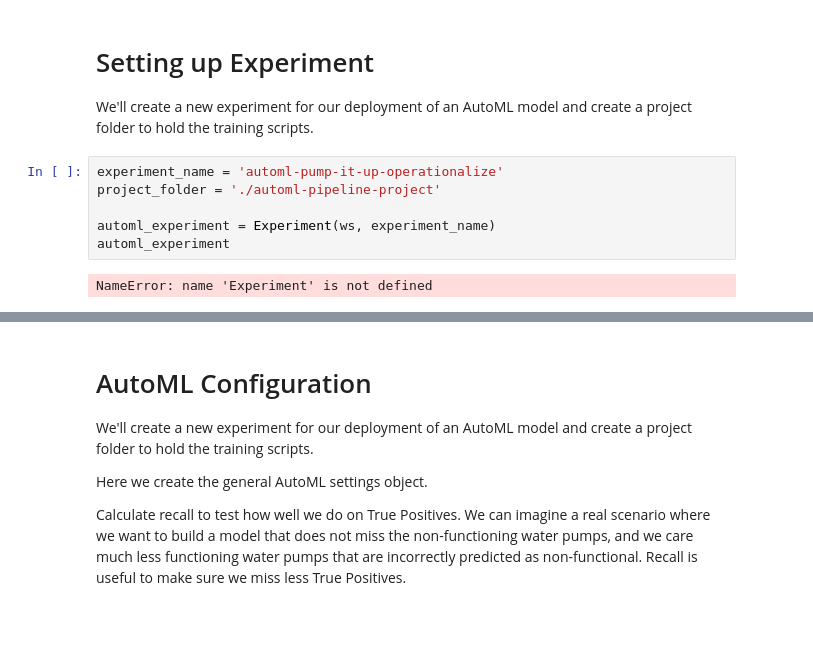
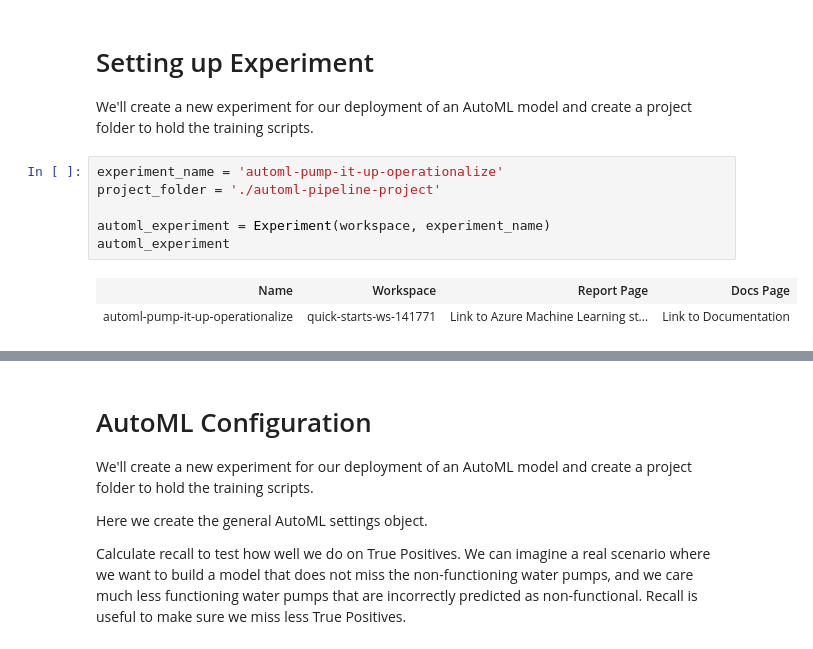
Before and after one commit to JayThibs/hyperdrive-vs-automl-plus-deployment, a Jupyter notebook: automl.ipynb, the cells around one changed output, grey strips where cells are left out. Cells and saved outputs as stored; diff of their text form; blank space fills up the shorter version.

```diff
--- a/automl.ipynb
+++ b/automl.ipynb
@@ -252,8 +265,9 @@ We'll create a new experiment for our deployment of an AutoML model and create a
 # %%
 experiment_name = 'automl-pump-it-up-operationalize'
 project_folder = './automl-pipeline-project'
 
-automl_experiment = Experiment(ws, experiment_name)
+automl_experiment = Experiment(workspace, experiment_name)
 automl_experiment
 # %% [output]
-NameError: name 'Experiment' is not defined
+| Name | Workspace | Report Page | Docs Page |
+| automl-pump-it-up-operationalize | quick-starts-ws-141771 | Link to Azure Machine Learning st... | Link to Documentation |
```
Also changed, not shown: parts of 9 cells of this notebook, 1 other file.
